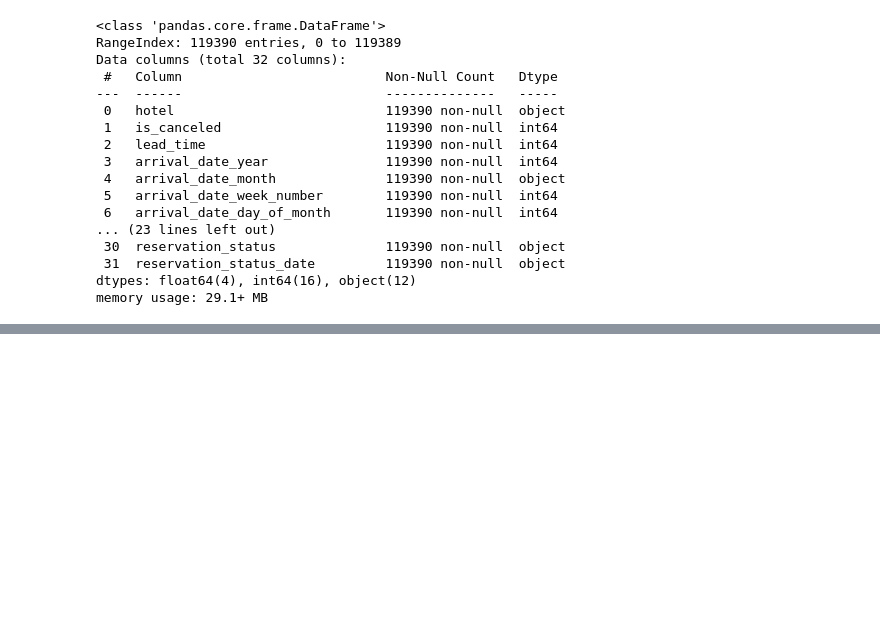
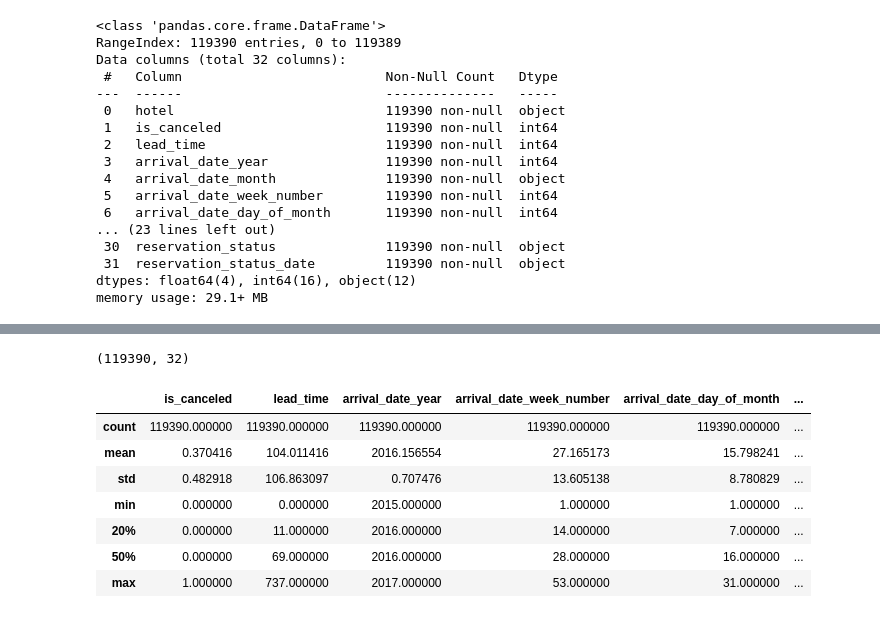
Before and after one commit to kfaisalofficial/Hotel-booking-analysis, a Jupyter notebook: Copy_of_Hotel_Booking_Analysis_Capstone_Project.ipynb, the cells around one changed output, grey strips where cells are left out. Cells and saved outputs as stored; diff of their text form; code cells hidden in the pictures; blank space fills up the shorter version.

```diff
--- a/Copy_of_Hotel_Booking_Analysis_Capstone_Project.ipynb
+++ b/Copy_of_Hotel_Booking_Analysis_Capstone_Project.ipynb
@@ -25,5 +25,5 @@ drive.mount("/content/drive")
 # %% [output]
 Drive already mounted at /content/drive; to attempt to forcibly remount, call drive.mount("/content/drive", force_remount=True).
 # %%
-working_path="/content/drive/MyDrive/Colab Notebooks/projects/project1 hotel analysis/"
-hotel_df=pd.read_csv(working_path+"Copy of Hotel Bookings.csv")
+file_path="/content/drive/MyDrive/Colab Notebooks/hotel analysis/"
+hotel_df=pd.read_csv(file_path+"Copy of Hotel Bookings.csv")
@@ -49,0 +61,15 @@ memory usage: 29.1+ MB
+# %%
+hotel_df.shape
+# %% [output]
+(119390, 32)
+# %%
+hotel_df.describe(percentiles=[.20,.50],include=[int,float])
+# %% [output]
+|  | is_canceled | lead_time | arrival_date_year | arrival_date_week_number | arrival_date_day_of_month | ... |
+| count | 119390.000000 | 119390.000000 | 119390.000000 | 119390.000000 | 119390.000000 | ... |
+| mean | 0.370416 | 104.011416 | 2016.156554 | 27.165173 | 15.798241 | ... |
+| std | 0.482918 | 106.863097 | 0.707476 | 13.605138 | 8.780829 | ... |
+| min | 0.000000 | 0.000000 | 2015.000000 | 1.000000 | 1.000000 | ... |
+| 20% | 0.000000 | 11.000000 | 2016.000000 | 14.000000 | 7.000000 | ... |
+| 50% | 0.000000 | 69.000000 | 2016.000000 | 28.000000 | 16.000000 | ... |
+| max | 1.000000 | 737.000000 | 2017.000000 | 53.000000 | 31.000000 | ... |
```
Also changed, not shown: parts of 6 cells of this notebook.
